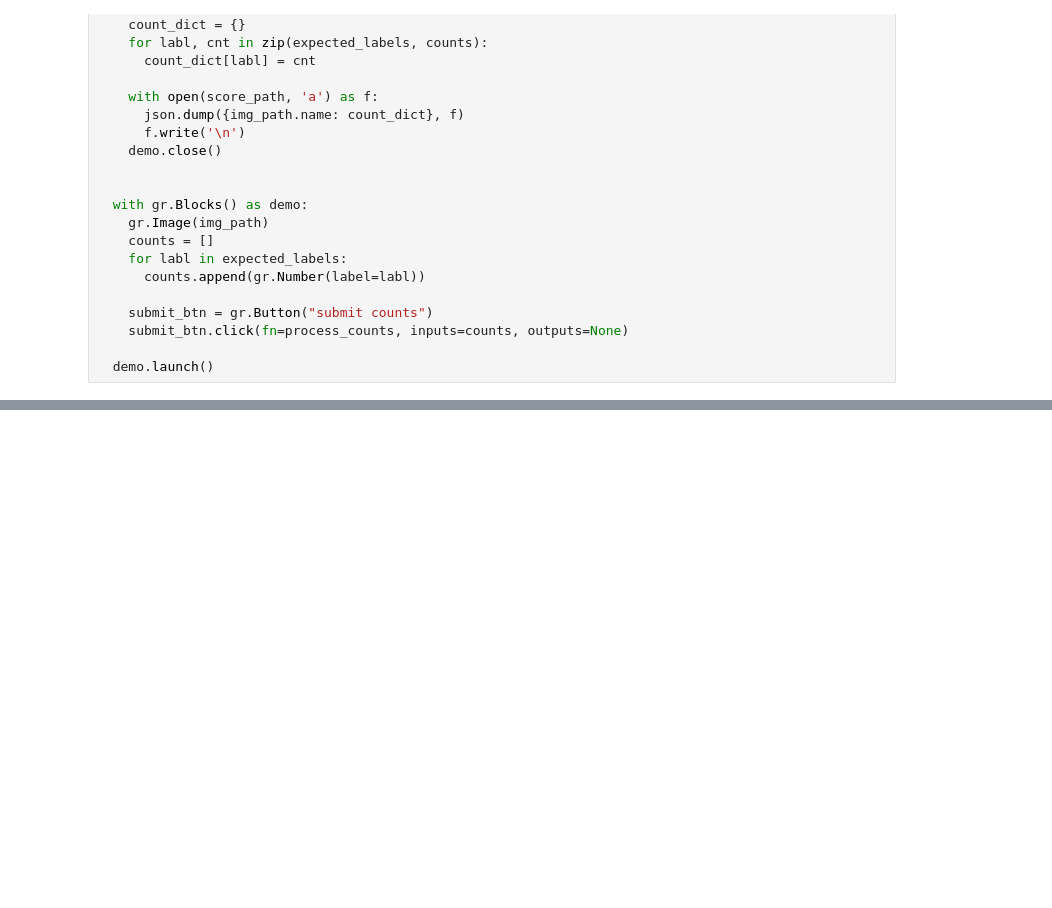
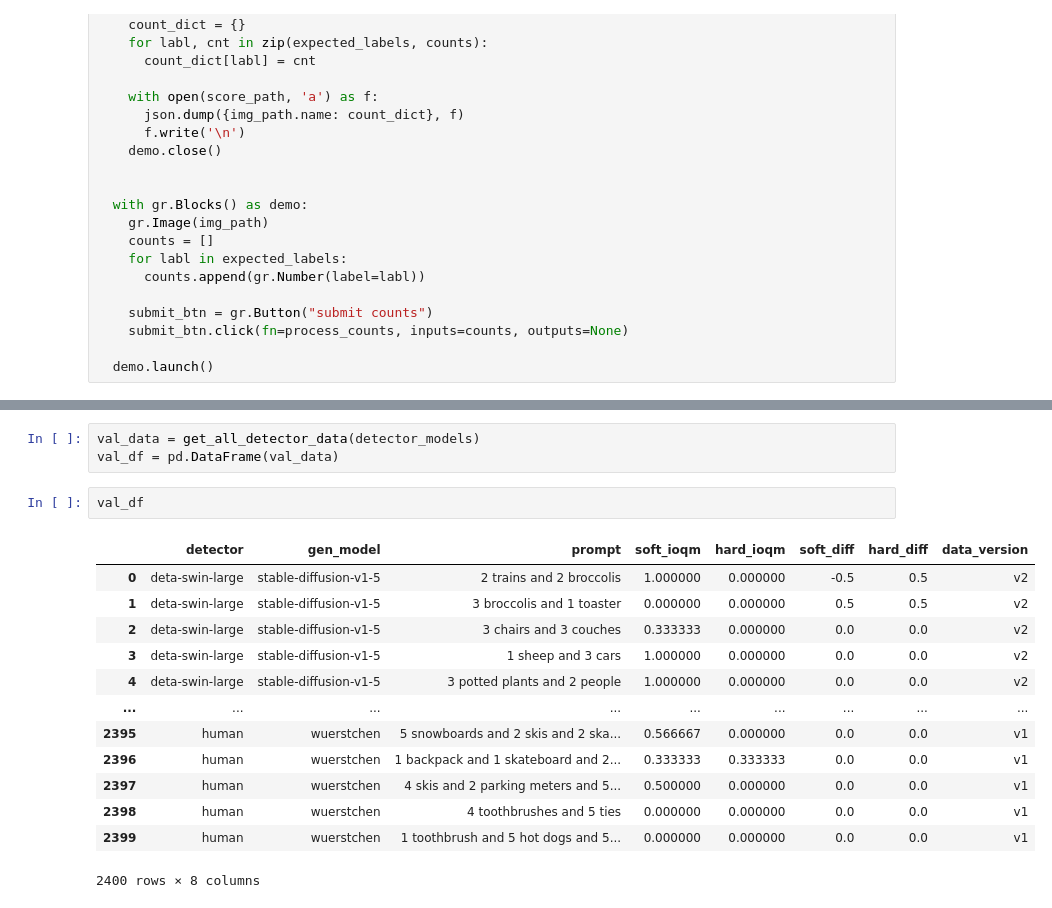
Before and after one commit to semajyllek/ioqm, a Jupyter notebook: notebooks/human_ioqm_eval.ipynb, the cells around one changed output, grey strips where cells are left out. Drawn from its saved outputs; the diff is of its cells as text; blank space fills up the shorter version.

```diff
--- a/notebooks/human_ioqm_eval.ipynb
+++ b/notebooks/human_ioqm_eval.ipynb
@@ -105,0 +313,19 @@ This share link expires in 72 hours. For free permanent hosting and GPU upgrades
+# %%
+val_data = get_all_detector_data(detector_models)
+val_df = pd.DataFrame(val_data)
+# %%
+val_df
+# %% [output]
+|  | detector | gen_model | prompt | soft_ioqm | hard_ioqm | soft_diff | hard_diff | data_version |
+| 0 | deta-swin-large | stable-diffusion-v1-5 | 2 trains and 2 broccolis | 1.000000 | 0.000000 | -0.5 | 0.5 | v2 |
+| 1 | deta-swin-large | stable-diffusion-v1-5 | 3 broccolis and 1 toaster | 0.000000 | 0.000000 | 0.5 | 0.5 | v2 |
+| 2 | deta-swin-large | stable-diffusion-v1-5 | 3 chairs and 3 couches | 0.333333 | 0.000000 | 0.0 | 0.0 | v2 |
+| 3 | deta-swin-large | stable-diffusion-v1-5 | 1 sheep and 3 cars | 1.000000 | 0.000000 | 0.0 | 0.0 | v2 |
+| 4 | deta-swin-large | stable-diffusion-v1-5 | 3 potted plants and 2 people | 1.000000 | 0.000000 | 0.0 | 0.0 | v2 |
+| ... | ... | ... | ... | ... | ... | ... | ... | ... |
+| 2395 | human | wuerstchen | 5 snowboards and 2 skis and 2 ska... | 0.566667 | 0.000000 | 0.0 | 0.0 | v1 |
+| 2396 | human | wuerstchen | 1 backpack and 1 skateboard and 2... | 0.333333 | 0.333333 | 0.0 | 0.0 | v1 |
+| 2397 | human | wuerstchen | 4 skis and 2 parking meters and 5... | 0.500000 | 0.000000 | 0.0 | 0.0 | v1 |
+| 2398 | human | wuerstchen | 4 toothbrushes and 5 ties | 0.000000 | 0.000000 | 0.0 | 0.0 | v1 |
+| 2399 | human | wuerstchen | 1 toothbrush and 5 hot dogs and 5... | 0.000000 | 0.000000 | 0.0 | 0.0 | v1 |
+2400 rows × 8 columns
```
Also changed, not shown: parts of 50 cells of this notebook, 4 other files.
